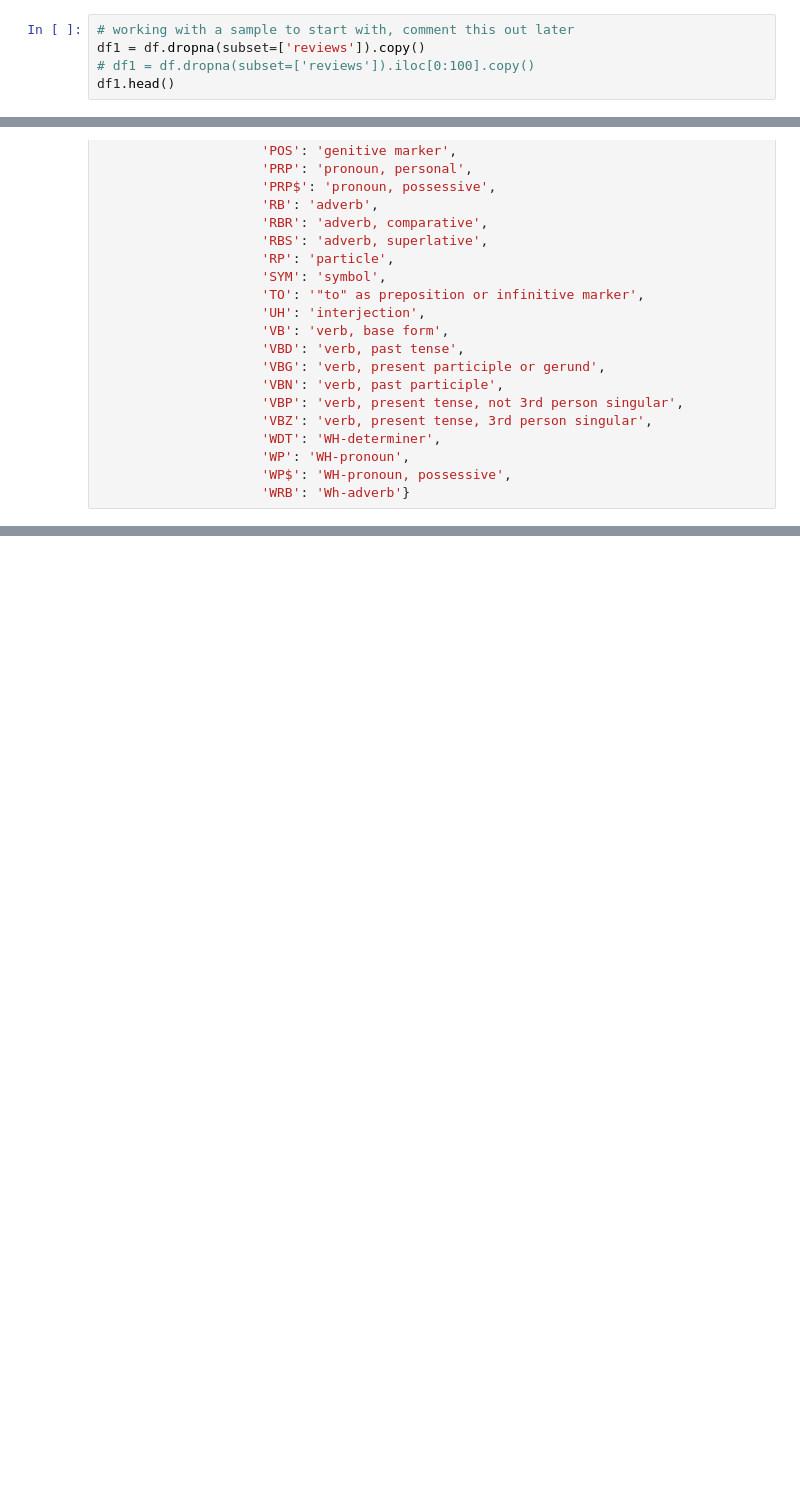
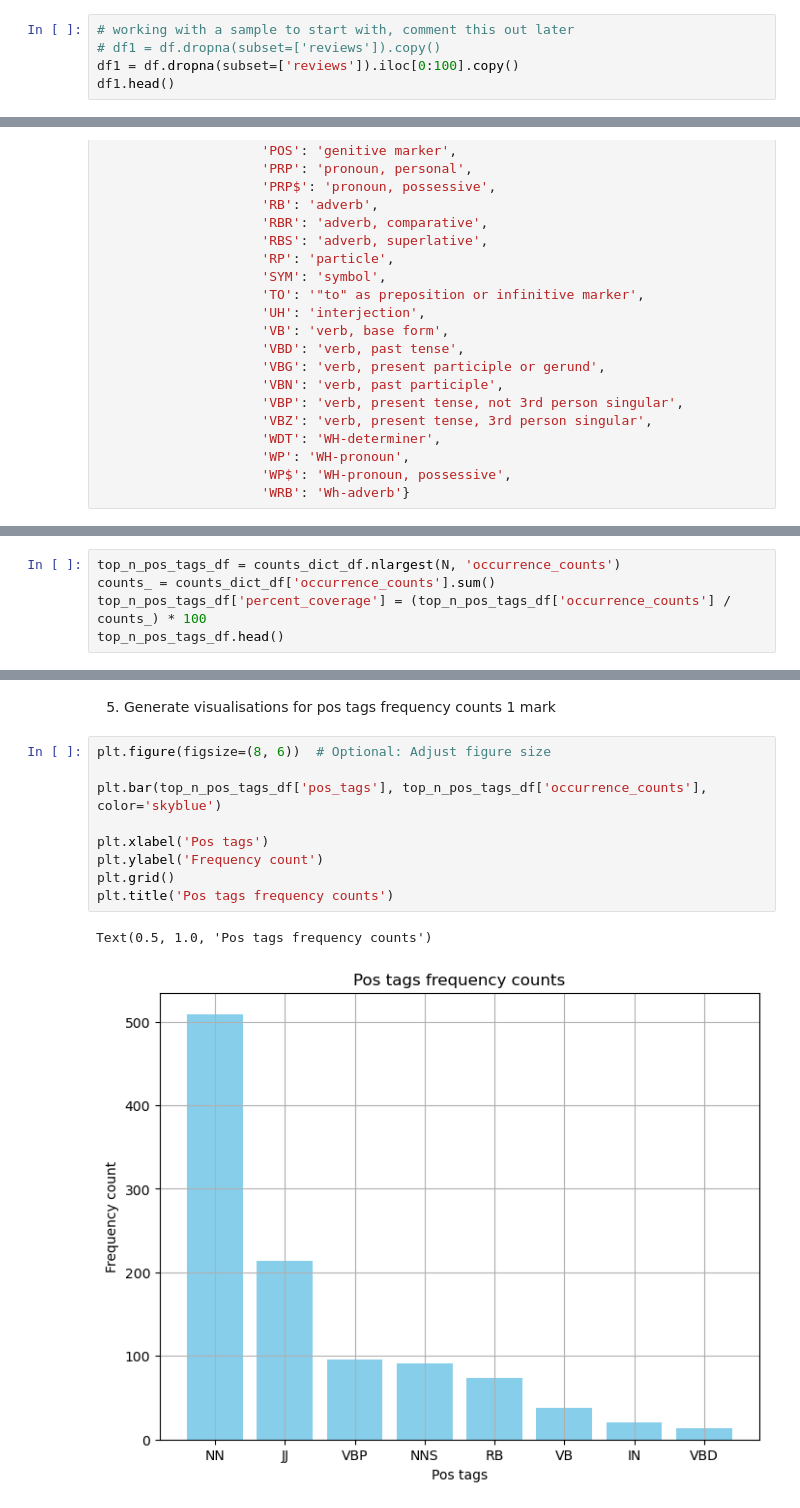
Before and after one commit to prakash-prasad/BITS-AIML-Mtech-V2, a Jupyter notebook: Sem_2/NLP/asmt/asmt1/pos_tagging_v1.ipynb, the cells around one changed output, grey strips where cells are left out. Saved outputs shown, nothing was run; the diff lists cells and outputs as text; blank space fills up the shorter version.

```diff
--- a/Sem_2/NLP/asmt/asmt1/pos_tagging_v1.ipynb
+++ b/Sem_2/NLP/asmt/asmt1/pos_tagging_v1.ipynb
@@ -49,8 +56,8 @@ df.head()
 Removing rows where column review is Null
 # %%
 # working with a sample to start with, comment this out later
-df1 = df.dropna(subset=['reviews']).copy()
-# df1 = df.dropna(subset=['reviews']).iloc[0:100].copy()
+# df1 = df.dropna(subset=['reviews']).copy()
+df1 = df.dropna(subset=['reviews']).iloc[0:100].copy()
 df1.head()
 # %% [output]
 |  | reviews | reviewers | date_reviews | rating | course_id |
@@ -198,0 +259,5 @@ counts_dict_df.head(N)
+# %%
+top_n_pos_tags_df = counts_dict_df.nlargest(N, 'occurrence_counts')
+counts_ = counts_dict_df['occurrence_counts'].sum()
+top_n_pos_tags_df['percent_coverage'] = (top_n_pos_tags_df['occurrence_counts'] / counts_) * 100
+top_n_pos_tags_df.head()
@@ -198,0 +271,14 @@ counts_dict_df.head(N)
+# %% [markdown]
+5. Generate visualisations for pos tags frequency counts 1 mark
+# %%
+plt.figure(figsize=(8, 6))  # Optional: Adjust figure size
+
+plt.bar(top_n_pos_tags_df['pos_tags'], top_n_pos_tags_df['occurrence_counts'], color='skyblue')
+
+plt.xlabel('Pos tags')
+plt.ylabel('Frequency count')
+plt.grid()
+plt.title('Pos tags frequency counts')
+# %% [output]
+Text(0.5, 1.0, 'Pos tags frequency counts')
+[figure, added]
```
Also changed, not shown: parts of 18 cells of this notebook.
